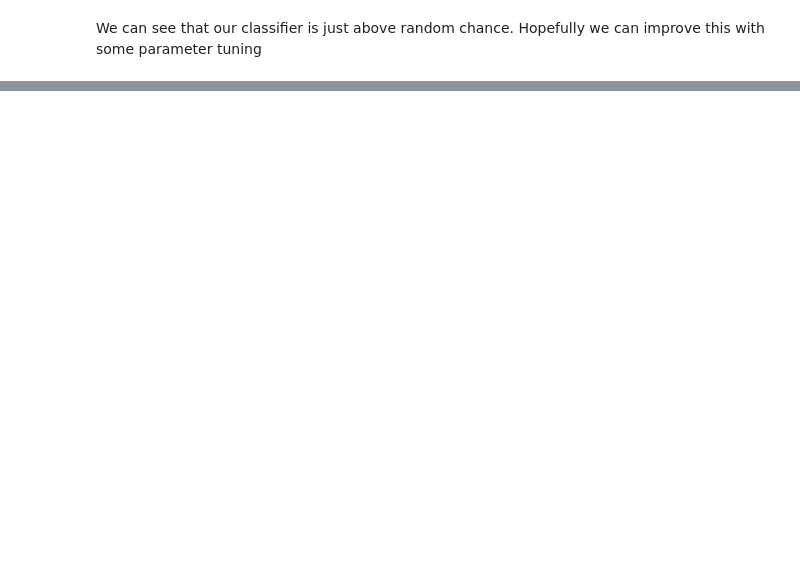
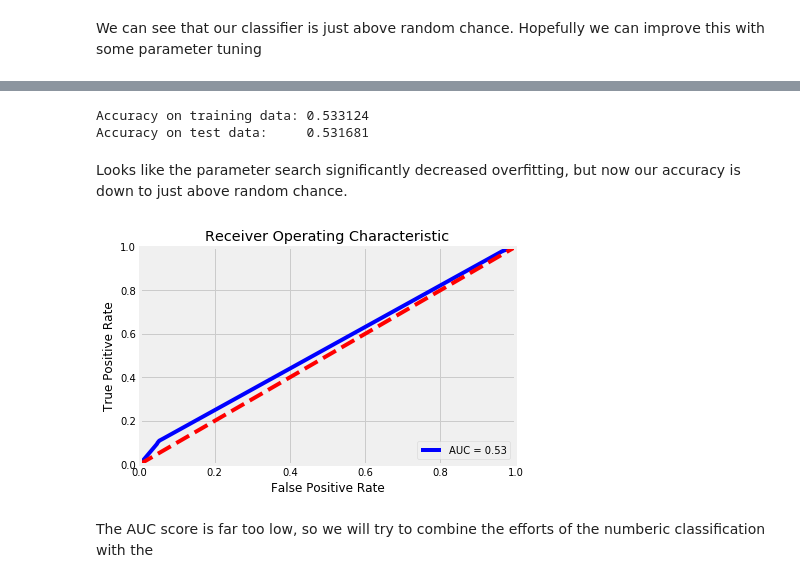
Before and after one commit to ggrahambaker/kickstarter, a Jupyter notebook: capstone1_machine_learning.ipynb, the cells around one changed output, grey strips where cells are left out. Cells and saved outputs as stored; diff of their text form; code cells hidden in the pictures; blank space fills up the shorter version.

```diff
--- a/capstone1_machine_learning.ipynb
+++ b/capstone1_machine_learning.ipynb
@@ -456,0 +652,6 @@ plt.show()
+# %%
+clf = RandomForestClassifier()
+parameters = { 'max_features':np.arange(5,10),'n_estimators':list(range(2,7)),'min_samples_leaf': [10,50,100,200,500]}
+
+grid = GridSearchCV(clf, parameters, cv=5)
+grid.fit(X_train, y_train)
@@ -456,0 +671,40 @@ plt.show()
+# %%
+#grid.best_params_
+max_features = grid.best_params_['max_features']
+min_samples_leaf = grid.best_params_['min_samples_leaf']
+n_estimators = grid.best_params_['n_estimators']
+# %%
+clf = RandomForestClassifier(n_estimators=n_estimators, min_samples_leaf=min_samples_leaf, max_features=max_features)
+clf.fit(X_train, y_train)
+
+#your turn. Print the accuracy on the test and training dataset
+training_accuracy = clf.score(X_train, y_train)
+test_accuracy = clf.score(X_test, y_test)
+
+print("Accuracy on training data: {:2f}".format(training_accuracy))
+print("Accuracy on test data:     {:2f}".format(test_accuracy))
+# %% [output]
+Accuracy on training data: 0.533124
+Accuracy on test data:     0.531681
+# %% [markdown]
+Looks like the parameter search significantly decreased overfitting, but now our accuracy is down to just above random chance.
+# %%
+probs = clf.predict_proba(X_test)
+preds = probs[:,1]
+fpr, tpr, threshold = roc_curve(y_test, preds)
+roc_auc = auc(fpr, tpr)
+
+
+plt.title('Receiver Operating Characteristic')
+plt.plot(fpr, tpr, 'b', label = 'AUC = %0.2f' % roc_auc)
+plt.legend(loc = 'lower right')
+plt.plot([0, 1], [0, 1],'r--')
+plt.xlim([0, 1])
+plt.ylim([0, 1])
+plt.ylabel('True Positive Rate')
+plt.xlabel('False Positive Rate')
+plt.show()
+# %% [output]
+[figure, added]
+# %% [markdown]
+The AUC score is far too low, so we will try to combine the efforts of the numberic classification with the
```
Also changed, not shown: parts of 83 cells of this notebook.
